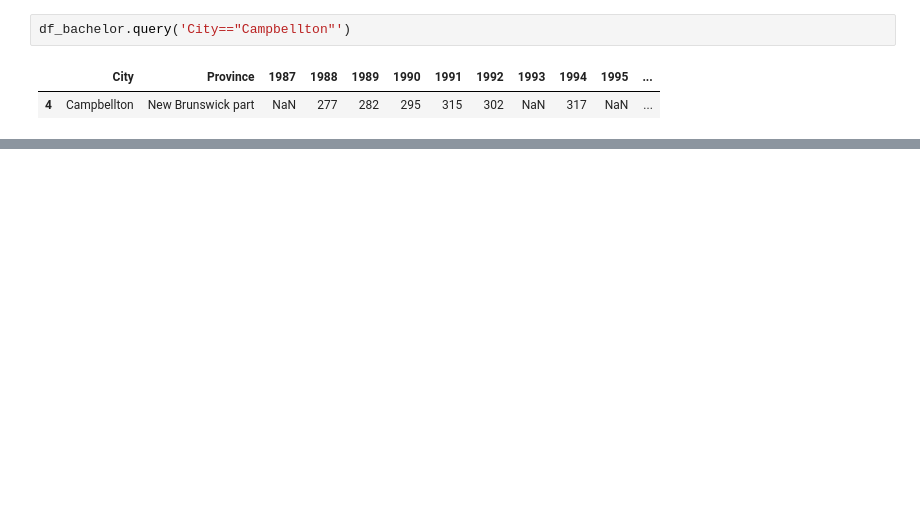
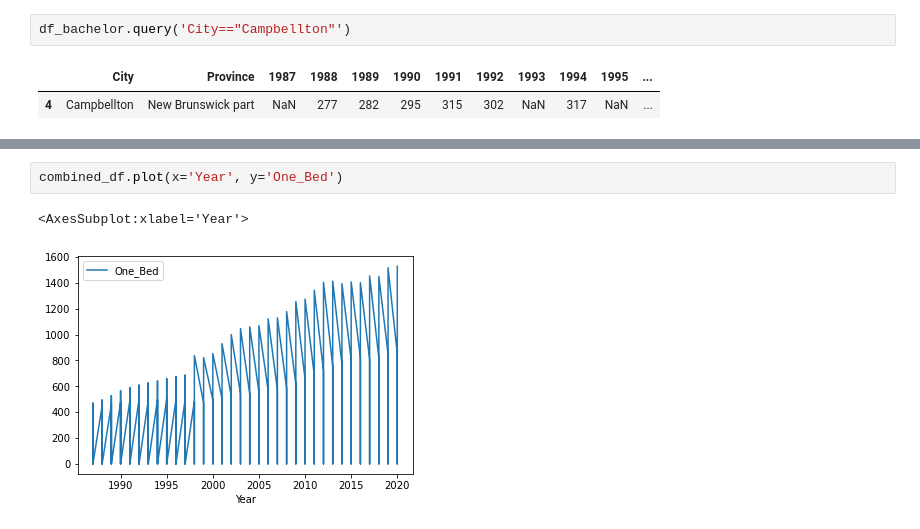
Before and after one commit to dpai/Python_viz_practice_notebooks, a Jupyter notebook: canada-rental-prices-visualization.ipynb, the cells around one changed output, grey strips where cells are left out. Drawn from its saved outputs; the diff is of its cells as text; blank space fills up the shorter version.

Commit message:
Kaggle Notebook | Canada_Rental_Prices_Visualization | Version 16

```diff
--- a/canada-rental-prices-visualization.ipynb
+++ b/canada-rental-prices-visualization.ipynb
@@ -305,0 +326,5 @@ df_bachelor.query('City=="Campbellton"')
+# %%
+combined_df.plot(x='Year', y='One_Bed')
+# %% [output]
+<AxesSubplot:xlabel='Year'>
+[figure, added]
```
Also changed, not shown: parts of 9 cells of this notebook.
